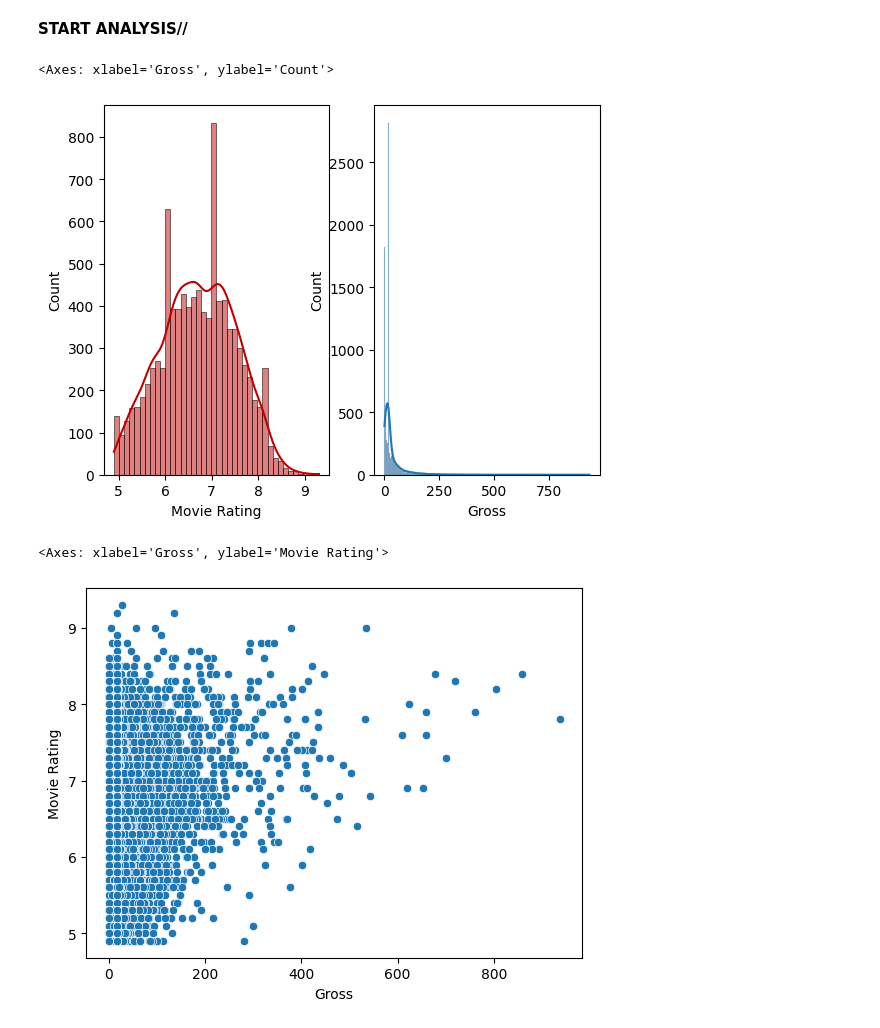
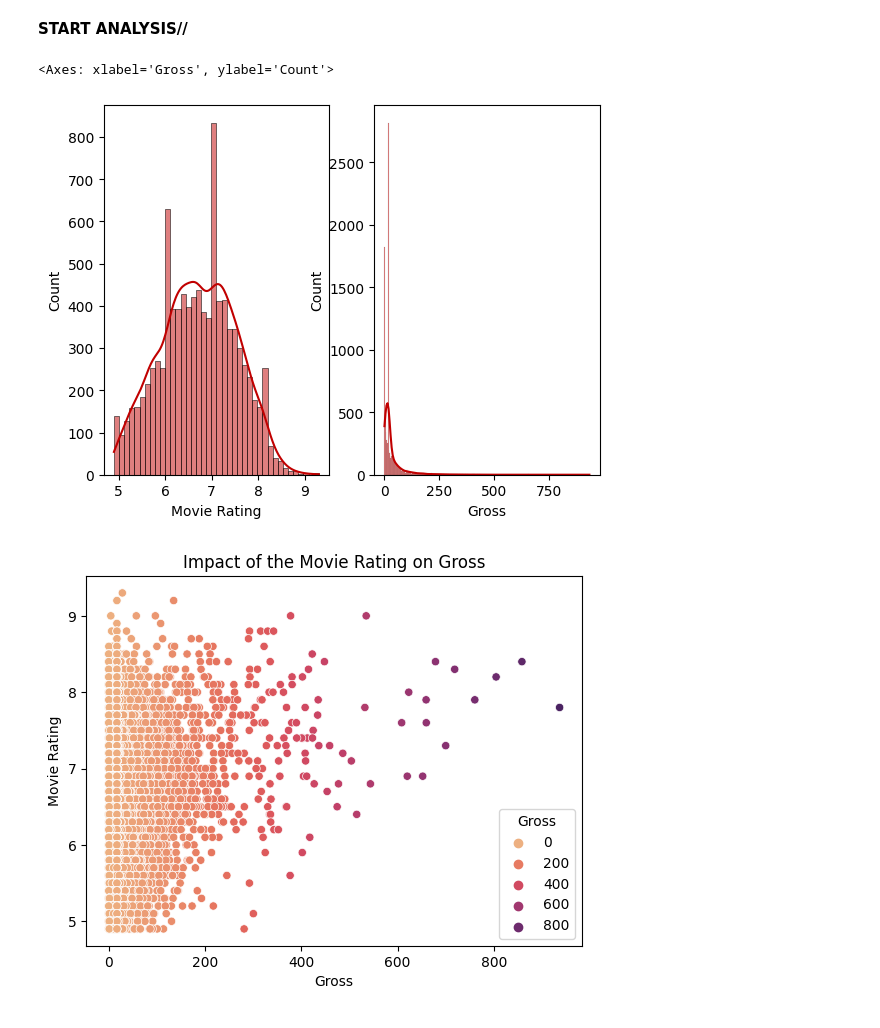
Before and after one commit to trizyx/IMDB-Data-analysis, a Jupyter notebook: Untitled3.ipynb, the cells around one changed output. Drawn from its saved outputs; the diff is of its cells as text; code cells hidden in the pictures.

```diff
--- a/Untitled3.ipynb
+++ b/Untitled3.ipynb
@@ -92,12 +92,16 @@ dtype: int64
 plt.subplot(1, 2, 1)
 sns.histplot(data = df['Movie Rating'], color="#c10000", kde=True)
 plt.subplot(1, 2, 2)
-sns.histplot(data = df['Gross'], kde=True)
+sns.histplot(data = df['Gross'], color="#c10000", kde=True)
+
+plt.title("Movie Rating and Gross")
+plt.show()
 # %% [output]
 <Axes: xlabel='Gross', ylabel='Count'>
-[figure, old version]
+[figure, new version]
 # %%
-sns.scatterplot(data=df, x="Gross", y="Movie Rating")
+sns.scatterplot(data=df, x="Gross", y="Movie Rating", color="#c10000", hue="Gross", palette='flare')
+plt.title("Impact of the Movie Rating on Gross")
+plt.show()
 # %% [output]
-<Axes: xlabel='Gross', ylabel='Movie Rating'>
-[figure, old version]
+[figure, new version]
```
Also changed, not shown: parts of 2 cells of this notebook.
